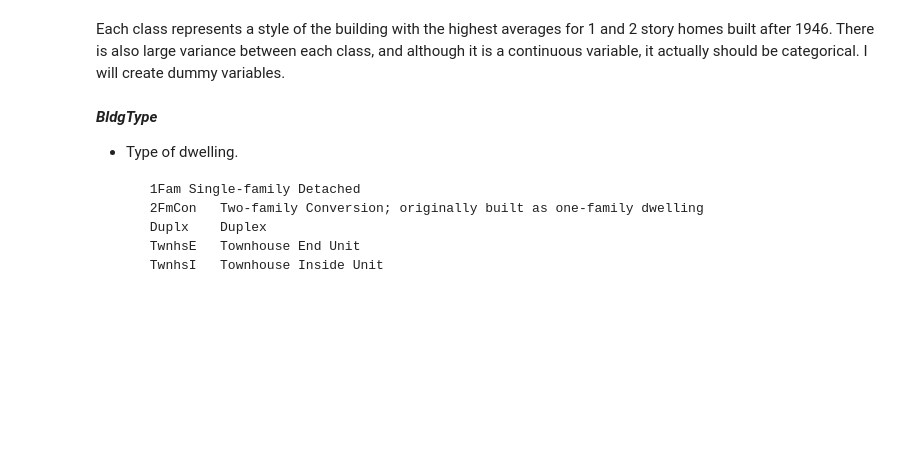
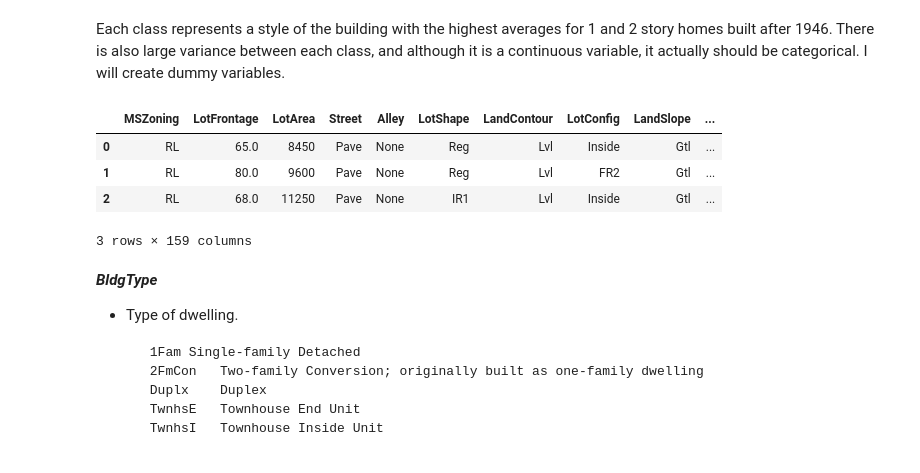
Before and after one commit to villafue/Capstone_1-_Predict_House_Prices, a Jupyter notebook: House_Price.ipynb, the cells around one changed output. Cells and saved outputs as stored; diff of their text form; code cells hidden in the pictures; blank space fills up the shorter version.

```diff
--- a/House_Price.ipynb
+++ b/House_Price.ipynb
@@ -917,8 +984,8 @@ sns.barplot(x="LotShape", y="BsmtFinSF2", data=train, palette = mycols);
 # %% [markdown]
 Most of the values, for this feature, are zero. There does not seem to be a significant correlation, so I will flag this variable.
 # %%
-all_data['BsmtFinSf2_Flag'] = all_data['BsmtFinSF2'].map(lambda x:0 if x==0 else 1)
-all_data.drop('BsmtFinSF2', axis=1, inplace=True)
+all['BsmtFinSf2_Flag'] = all['BsmtFinSF2'].map(lambda x:0 if x==0 else 1)
+all.drop('BsmtFinSF2', axis=1, inplace=True)
 # %% [markdown]
 ***BsmtUnfSF***
 - Unfinished square feet of basement area
@@ -1233,5 +1364,5 @@ sns.barplot(x="FireplaceQu", y="SalePrice", data=train, order=["Po", "Fa", "TA",
 # %% [markdown]
 There is a positive correlation between SalePrice and the quality of the fireplace, and most houses either have Average or Fair quality fireplaces. Because this is an ordinal feature, I will replace the values by hand.
 # %%
-all_data['FireplaceQu'] = all_data['FireplaceQu'].map({"None":0, "Po":1, "Fa":2, "TA":3, "Gd":4, "Ex":5})
-all_data['FireplaceQu'].unique()
+all['FireplaceQu'] = all['FireplaceQu'].map({"None":0, "Po":1, "Fa":2, "TA":3, "Gd":4, "Ex":5})
+all['FireplaceQu'].unique()
@@ -1314,8 +1461,14 @@ Each class represents a style of the building with the highest averages for 1 an
 # %%
 all['MSSubClass'] = all['MSSubClass'].astype(str)
 
-all = pd.get_dummies(all, columns = ["MSSubClass"], prefix="MSSubClass").drop(columns=["MSSubClass"])
+all = pd.get_dummies(all, columns = ["MSSubClass"], prefix="MSSubClass")
 all.head(3)
+# %% [output]
+|  | MSZoning | LotFrontage | LotArea | Street | Alley | LotShape | LandContour | LotConfig | LandSlope | ... |
+| 0 | RL | 65.0 | 8450 | Pave | None | Reg | Lvl | Inside | Gtl | ... |
+| 1 | RL | 80.0 | 9600 | Pave | None | Reg | Lvl | FR2 | Gtl | ... |
+| 2 | RL | 68.0 | 11250 | Pave | None | IR1 | Lvl | Inside | Gtl | ... |
+3 rows × 159 columns
 # %% [markdown]
 ***BldgType***
 - Type of dwelling.
```
Also changed, not shown: parts of 62 cells of this notebook.
